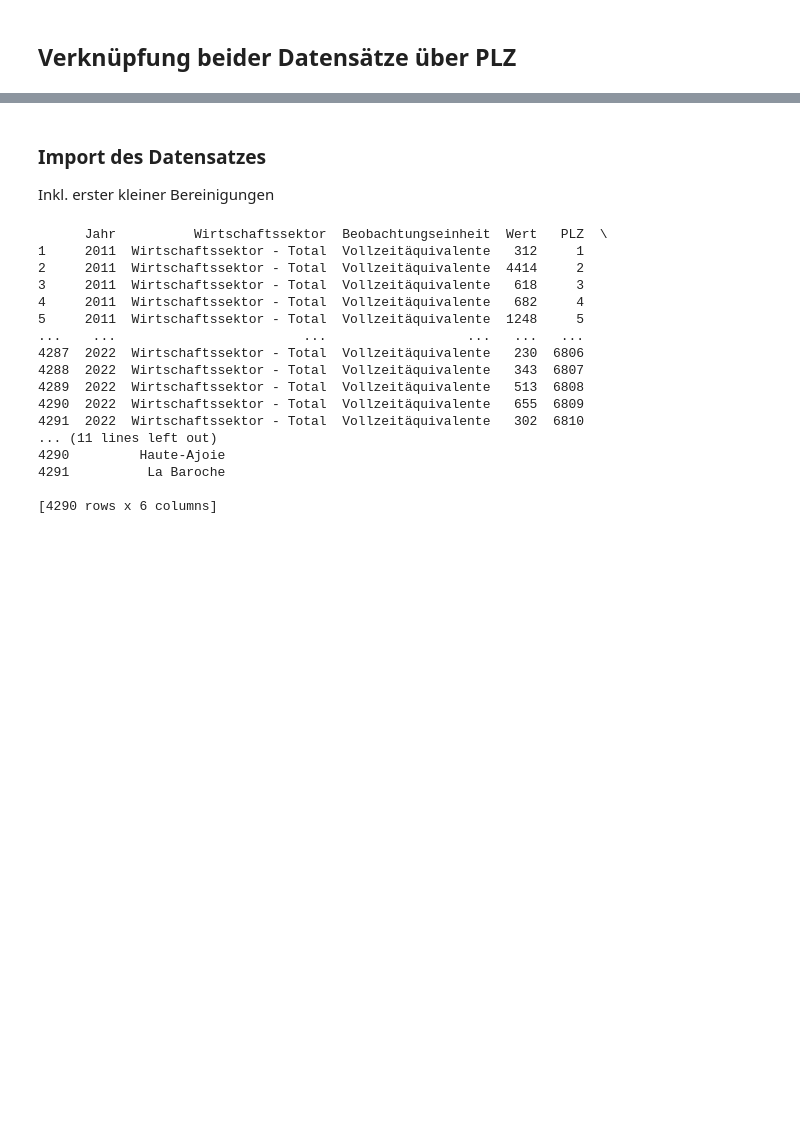
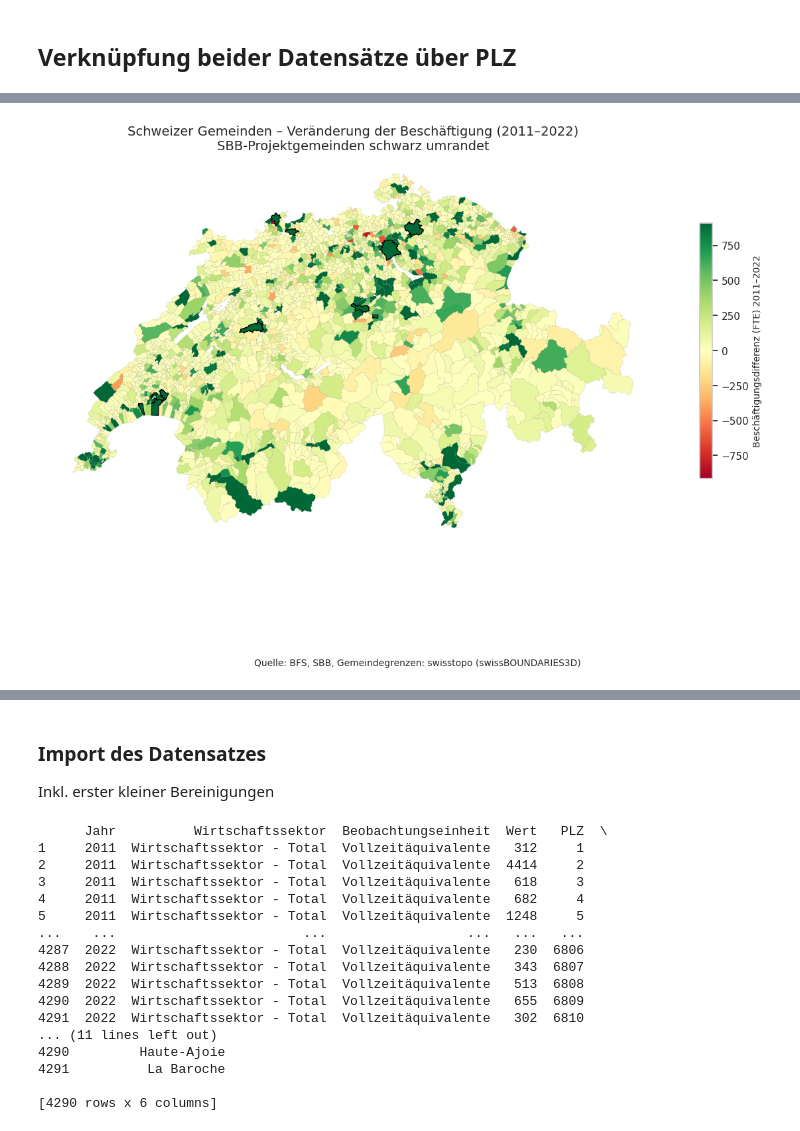
Before and after one commit to Fa-commits/BINA, a Jupyter notebook: BINA.ipynb, the cells around one changed output, grey strips where cells are left out. Drawn from its saved outputs; the diff is of its cells as text; code cells hidden in the pictures; blank space fills up the shorter version.

```diff
--- a/BINA.ipynb
+++ b/BINA.ipynb
@@ -262,15 +275,17 @@ print(df_sbb.head())
 # %% [markdown]
 ## Verknüpfung beider Datensätze über PLZ
 # %%
-# Vereinheitliche Ortsnamen für Matching
+# Vereinheitliche Ortsnamen in beiden Datensätzen
 df_bfs['Ort_clean'] = df_bfs['Ort'].str.lower().str.strip()
 df_sbb['city_clean'] = df_sbb['city'].str.lower().str.strip()
 
-# Erzeuge Zuordnung über Ortsname
-sbb_city_set = set(df_sbb['city_clean'].unique())
-df_bfs['hat_sbb_projekt'] = df_bfs['Ort_clean'].apply(lambda ort: ort in sbb_city_set)
+# Menge der Städte mit Projekt (2011–2022)
+projektorte = set(df_sbb['city_clean'].unique())
 
-print("📊 Gemeinden mit SBB-Projekt (via Ortsname):", df_bfs['hat_sbb_projekt'].sum())
-# Alle Gemeinden mit SBB-Projekt
-df_bfs[df_bfs['hat_sbb_projekt'] == True][['Ort']].drop_duplicates()
+# Neue Spalte im BFS-Datensatz: True, wenn Gemeinde ein SBB-Projekt hat
+df_bfs['hat_sbb_projekt'] = df_bfs['Ort_clean'].apply(lambda ort: ort in projektorte)
+
+# Ausgabe
+print("📊 Gemeinden mit SBB-Projekt (2011–2022):", df_bfs['hat_sbb_projekt'].sum())
+print(df_bfs[df_bfs['hat_sbb_projekt'] == True][['Ort']].drop_duplicates().sort_values('Ort'))
 # %% [output]
@@ -294,0 +335,46 @@ df_bfs[df_bfs['hat_sbb_projekt'] == True][['Ort']].drop_duplicates()
+# %%
+# 1. Geo-Daten laden
+pfad = "/content/drive/MyDrive/Colab Notebooks/gemeindegrenzen_schweiz.gpkg"
+gdf_geo = gpd.read_file(pfad, layer="tlm_hoheitsgebiet")
+
+# 2. Ortsnamen in beiden Datensätzen vereinheitlichen
+gdf_geo = gdf_geo.rename(columns={"name": "Ort"})
+gdf_geo['Ort_clean'] = gdf_geo['Ort'].str.lower().str.strip()
+df_bfs['Ort_clean'] = df_bfs['Ort'].str.lower().str.strip()
+
+# 3. FTE-Differenz berechnen (2011–2022)
+df_bfs_sub = df_bfs[df_bfs['Jahr'].isin(['2011', '2022'])]
+df_diff = df_bfs_sub.pivot_table(index=['Ort_clean', 'hat_sbb_projekt'], columns='Jahr', values='Wert')
+df_diff['Differenz'] = df_diff['2022'] - df_diff['2011']
+df_diff = df_diff.reset_index()
+
+# 4. Merge mit Geo-Daten über Ort_clean
+gdf_merged = gdf_geo.merge(df_diff, on='Ort_clean', how='left')
+
+# 5. Farbskala definieren (symmetrisch um 0)
+vmin = np.percentile(gdf_merged['Differenz'].dropna(), 5)
+vmax = np.percentile(gdf_merged['Differenz'].dropna(), 95)
+abs_max = max(abs(vmin), abs(vmax))
+norm = TwoSlopeNorm(vmin=-abs_max, vcenter=0, vmax=abs_max)
+
+# 6. Plot erstellen
+fig, ax = plt.subplots(figsize=(15, 10))
+gdf_merged.plot(column='Differenz', cmap='RdYlGn', linewidth=0.1, edgecolor='grey', ax=ax, norm=norm)
+
+# 7. Gemeinden mit SBB-Projekt schwarz umranden
+gdf_merged[gdf_merged['hat_sbb_projekt'] == True].boundary.plot(ax=ax, color='black', linewidth=0.8)
+
+# 8. Farbskala (Colorbar) hinzufügen
+cmap = plt.cm.RdYlGn
+sm = plt.cm.ScalarMappable(cmap=cmap, norm=norm)
+sm._A = []  # nötig für ältere matplotlib-Versionen
+cbar = fig.colorbar(sm, ax=ax, shrink=0.5)
+cbar.set_label("Beschäftigungsdifferenz (FTE) 2011–2022", fontsize=10)
+
+# 9. Stil & Ausgabe
+ax.axis('off')
+plt.title("Schweizer Gemeinden – Veränderung der Beschäftigung (2011–2022)\nSBB-Projektgemeinden schwarz umrandet", fontsize=14)
+plt.figtext(0.5, 0.02, "Quelle: BFS, SBB, Gemeindegrenzen: swisstopo (swissBOUNDARIES3D)", ha='center', fontsize=10)
+plt.show()
+# %% [output]
+[figure, added]
```
Also changed, not shown: parts of 10 cells of this notebook.
